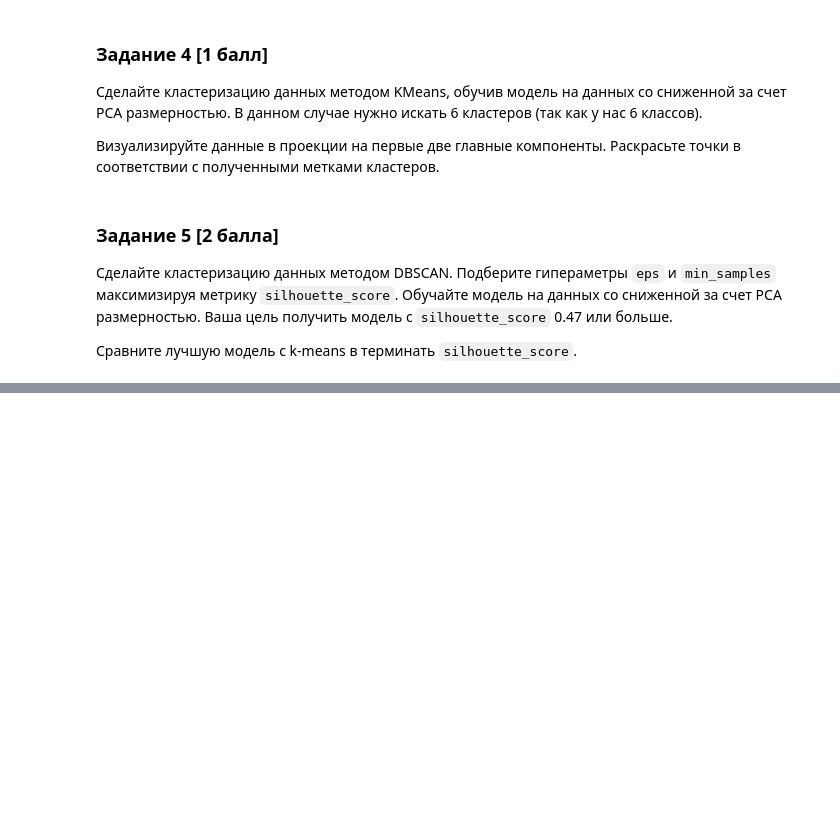
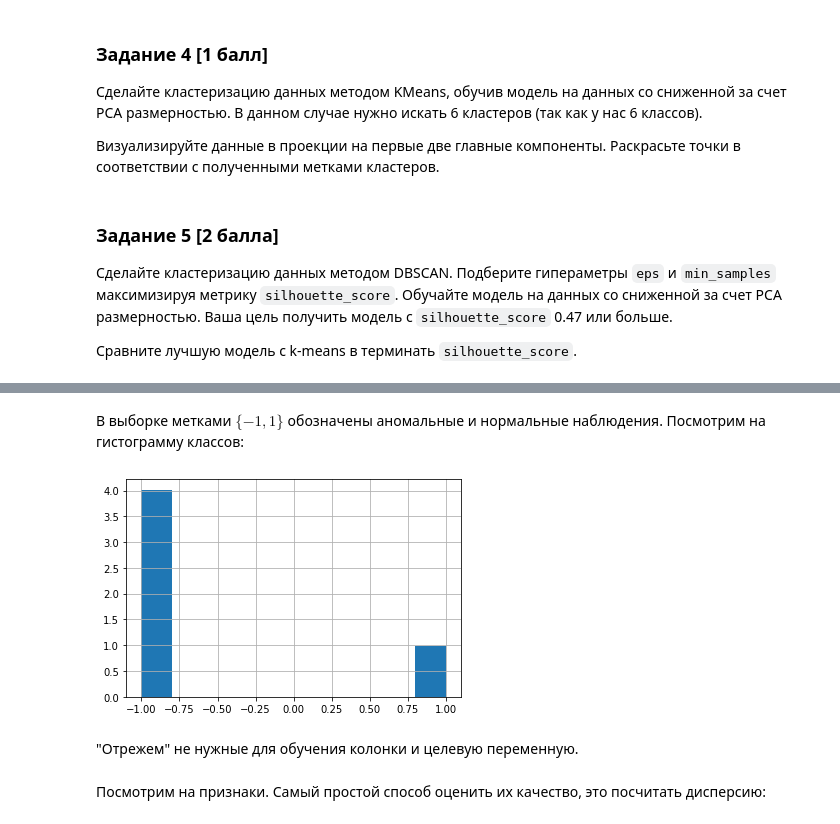
Before and after one commit to WeaselCMC/hse_ml_2023, a Jupyter notebook: hw/hw5/hw05.ipynb, the cells around one changed output, grey strips where cells are left out. Drawn from its saved outputs; the diff is of its cells as text; code cells hidden in the pictures; blank space fills up the shorter version.

```diff
--- a/hw/hw5/hw05.ipynb
+++ b/hw/hw5/hw05.ipynb
@@ -332,0 +595,5 @@ array([1, 2, 3, 4, 5, 6])
+# %%
+train = pd.read_csv('intrusion/train')
+test = pd.read_csv('intrusion/test', delimiter = ';')
+X_test = np.array(test.drop(test.columns[[0, 1, 2, 3]], axis=1))
+np.save('test_np', X_test)
@@ -332,0 +615,10 @@ array([1, 2, 3, 4, 5, 6])
+# %% [markdown]
+В выборке метками $\{-1, 1\}$ обозначены аномальныe и нормальные наблюдения. Посмотрим на гистограмму классов:
+# %%
+y_train = (train['normal.'] == 'normal.') * 2 - 1
+plt.hist(y_train, density=True);
+plt.grid(True)
+# %% [output]
+[figure, added]
+# %% [markdown]
+"Отрежем" не нужные для обучения колонки и целевую переменную.
@@ -332,0 +628,2 @@ array([1, 2, 3, 4, 5, 6])
+# %% [markdown]
+Посмотрим на признаки. Самый простой способ оценить их качество, это посчитать дисперсию:
```
Also changed, not shown: parts of 82 cells of this notebook, 4 other files.
